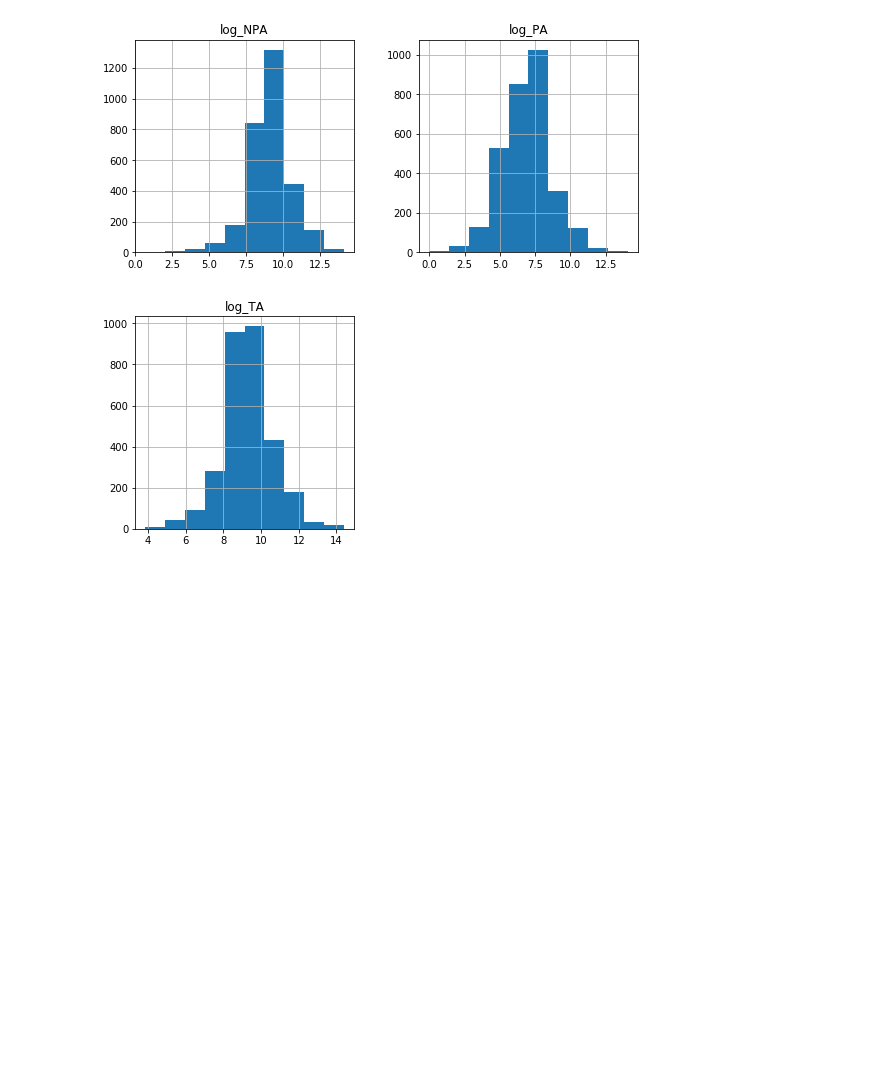
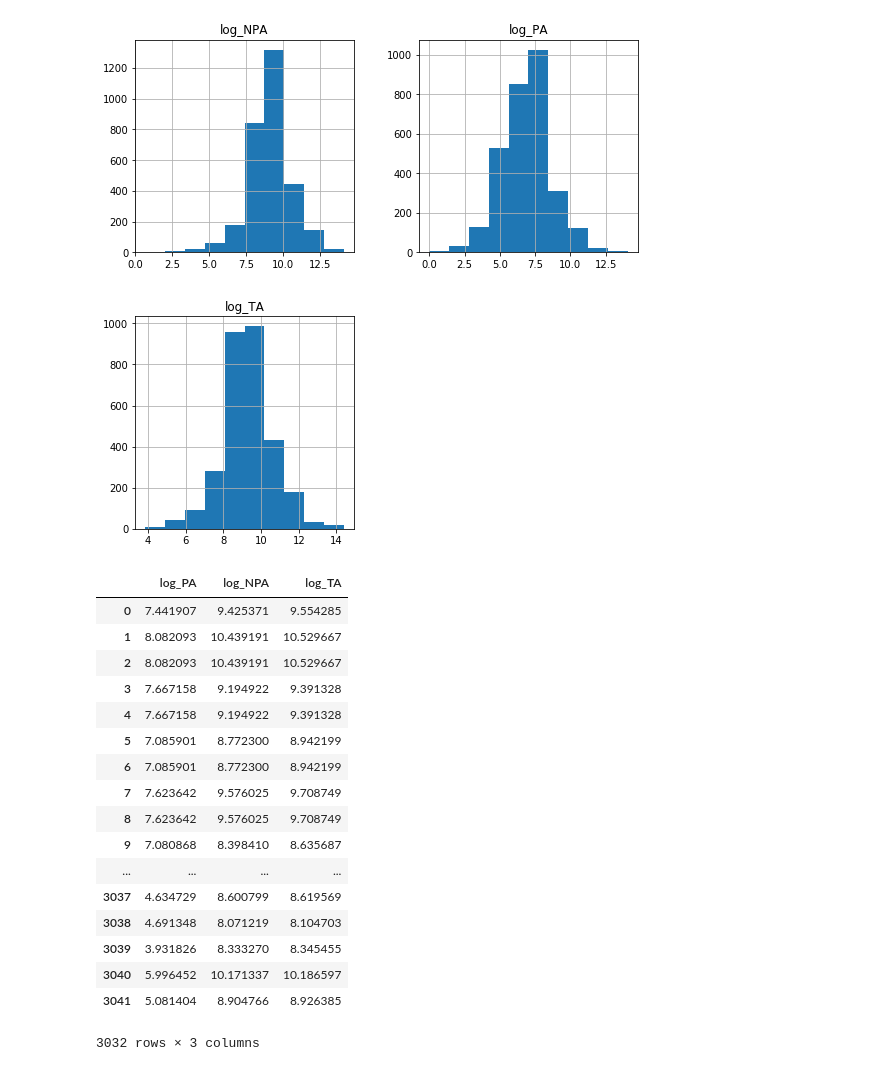
Before and after one commit to aulorbe/Life-Expectancy-In-The-US, a Jupyter notebook: EDA.ipynb, the cells around one changed output. Saved outputs shown, nothing was run; the diff lists cells and outputs as text; code cells hidden in the pictures; blank space fills up the shorter version.

Commit message:
add dataeframe with log data and update EDA

```diff
--- a/EDA.ipynb
+++ b/EDA.ipynb
@@ -85,3 +85,24 @@ data_log = data_log.replace([np.inf, -np.inf], np.nan).dropna(subset=['log_TA'],
 data_log.hist(figsize=[9,9]);
 # %% [output]
 [figure]
+# %%
+data_log
+# %% [output]
+|  | log_PA | log_NPA | log_TA |
+| 0 | 7.441907 | 9.425371 | 9.554285 |
+| 1 | 8.082093 | 10.439191 | 10.529667 |
+| 2 | 8.082093 | 10.439191 | 10.529667 |
+| 3 | 7.667158 | 9.194922 | 9.391328 |
+| 4 | 7.667158 | 9.194922 | 9.391328 |
+| 5 | 7.085901 | 8.772300 | 8.942199 |
+| 6 | 7.085901 | 8.772300 | 8.942199 |
+| 7 | 7.623642 | 9.576025 | 9.708749 |
+| 8 | 7.623642 | 9.576025 | 9.708749 |
+| 9 | 7.080868 | 8.398410 | 8.635687 |
+| ... | ... | ... | ... |
+| 3037 | 4.634729 | 8.600799 | 8.619569 |
+| 3038 | 4.691348 | 8.071219 | 8.104703 |
+| 3039 | 3.931826 | 8.333270 | 8.345455 |
+| 3040 | 5.996452 | 10.171337 | 10.186597 |
+| 3041 | 5.081404 | 8.904766 | 8.926385 |
+3032 rows × 3 columns
```
Also changed, not shown: parts of 1 cell of this notebook, 1 other file.
